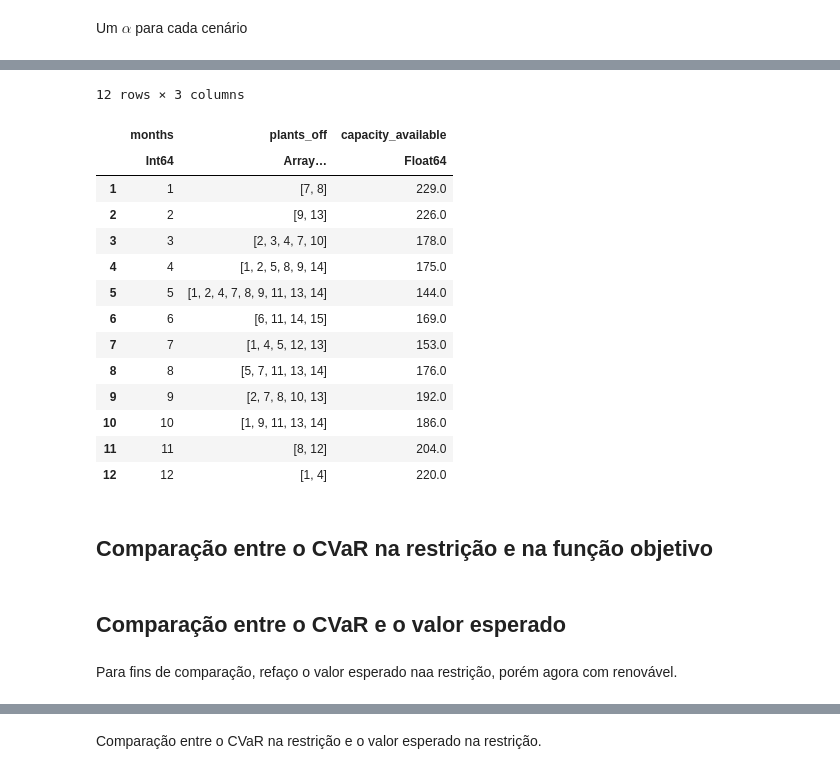
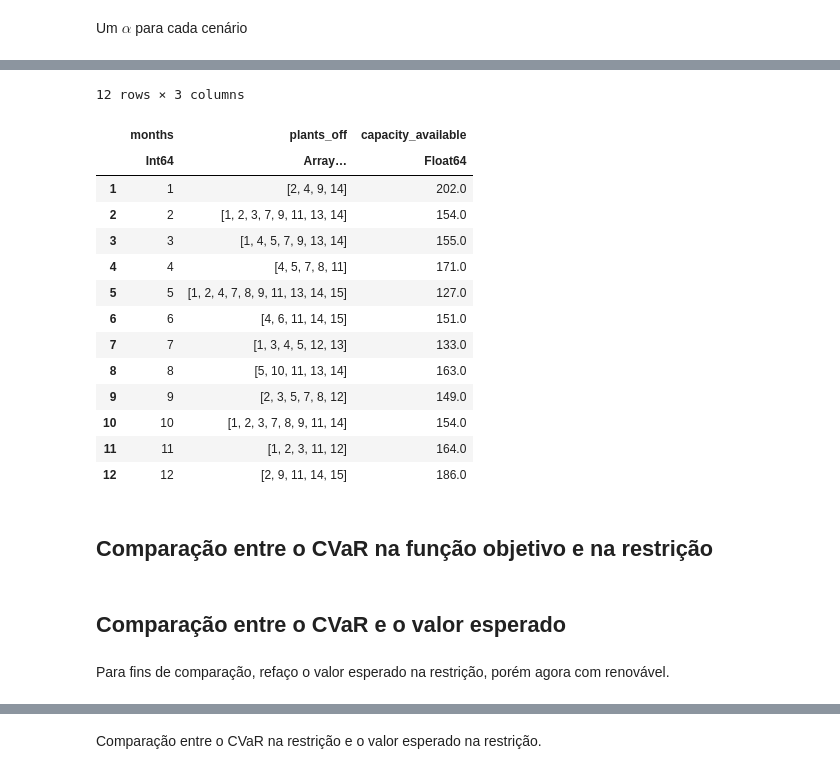
Before and after one commit to lucasresck/PSR-internship, a Jupyter notebook: Notebooks/Exercises/Tarefas.ipynb, the cells around one changed output, grey strips where cells are left out. Saved outputs shown, nothing was run; the diff lists cells and outputs as text; code cells hidden in the pictures.

```diff
--- a/Notebooks/Exercises/Tarefas.ipynb
+++ b/Notebooks/Exercises/Tarefas.ipynb
@@ -3,7 +3,7 @@ using JuMP, GLPKMathProgInterface, Cbc, DataFrames, Plots, StatPlots, Random
 # %% [markdown]
 ## Funções auxiliares
 # %%
-function dados_e_plot(G, schedule_matrix, d, title; alpha = 0.4, expected_value_of_demand = false, CVaR = zeros(1:12), legend = false)
+function dados_e_plot(G, schedule_matrix, d, title; alpha = 0.4, CVaR = zeros(1:12), legend = false)
     if length(size(G)) == 1
         nplants = length(G)
     else
@@ -13,6 +13,7 @@ function dados_e_plot(G, schedule_matrix, d, title; alpha = 0.4, expected_value_
         nmonths = length(d)
     else
         nmonths = size(d)[1]
+        Ns = size(d)[2]
     end
     schedule = DataFrame(months = collect(1:nmonths), plants_off = [[] for i in 1:nmonths], capacity_available = collect(zeros(1:nmonths)))
     for plant in 1:nplants
@@ -33,10 +34,7 @@ function dados_e_plot(G, schedule_matrix, d, title; alpha = 0.4, expected_value_
     if length(size(d)) == 1
         return schedule, plot1, groupedbar([schedule.capacity_available d], title = title, label = ["capacity_available", "demand"], colour = [:green :red], legend = legend, xaxis = collect(1:nmonths), xlabel = "Months", ylabel = "Energy")
     else
-        plot2 = groupedbar([schedule.capacity_available d], title = title, label = ["capacity_available"; ["demand $i" for i in 1:size(d)[2]]; "expected_value_of_demand"], colour = reshape([:green; [:red for i in 1:size(d)[2]]], 1, 1 + size(d)[2]), legend = legend, xaxis = collect(1:nmonths), xlabel = "Months", ylabel = "Energy")
-        if expected_value_of_demand
-            bar!([sum(d[month, :]) / length(d[month, :]) for month in 1:nmonths], alpha = alpha, colour = :blue, label = "expected_value_of_demand")
-        end
+        plot2 = groupedbar([schedule.capacity_available [maximum(d[month, :]) for month in 1:nmonths] [sum(d[month, :]) / Ns for month in 1:nmonths]], title = title, label = ["capacity_available", "greater_demand", "expected_value_demand"], colour = [:green :red :orange], legend = legend, xaxis = collect(1:nmonths), xlabel = "Months", ylabel = "Energy")
         if sum(CVaR) != 0
             bar!(CVaR, alpha = alpha, colour = :lightblue, label = "CVaR")
         end
@@ -710,7 +709,7 @@ plot2_6_1
 Um $\alpha$ para cada cenário
 # %%
 G6_2 = G
-d6_2 = ds
+d6_2 = dsR
 θ6_2 = θ
 
 Ns6_2 = Ns
@@ -788,26 +787,26 @@ getvalue(δ) = [0.0, -3.0, -36.0, -9.0, -10.0, -32.0, -2.0, 0.0, -3.0, 0.0]
 # %%
-dados6_2, plot1_6_2, plot2_6_2 = dados_e_plot(G6_2, schedule_matrix6_2, d6_2, "1.6.2 CVaR como problema de otimização na função objetivo", expected_value_of_demand = true)
+dados6_2, plot1_6_2, plot2_6_2 = dados_e_plot(G6_2, schedule_matrix6_2, d6_2, "1.6.2 CVaR como problema de otimização na função objetivo", legend = true)
 dados6_2
 # %% [output]
 12 rows × 3 columns
 |  | months | plants_off | capacity_available |
 |  | Int64 | Array… | Float64 |
-| 1 | 1 | [7, 8] | 229.0 |
-| 2 | 2 | [9, 13] | 226.0 |
-| 3 | 3 | [2, 3, 4, 7, 10] | 178.0 |
-| 4 | 4 | [1, 2, 5, 8, 9, 14] | 175.0 |
-| 5 | 5 | [1, 2, 4, 7, 8, 9, 11, 13, 14] | 144.0 |
-| 6 | 6 | [6, 11, 14, 15] | 169.0 |
-| 7 | 7 | [1, 4, 5, 12, 13] | 153.0 |
-| 8 | 8 | [5, 7, 11, 13, 14] | 176.0 |
-| 9 | 9 | [2, 7, 8, 10, 13] | 192.0 |
-| 10 | 10 | [1, 9, 11, 13, 14] | 186.0 |
-| 11 | 11 | [8, 12] | 204.0 |
-| 12 | 12 | [1, 4] | 220.0 |
+| 1 | 1 | [2, 4, 9, 14] | 202.0 |
+| 2 | 2 | [1, 2, 3, 7, 9, 11, 13, 14] | 154.0 |
+| 3 | 3 | [1, 4, 5, 7, 9, 13, 14] | 155.0 |
+| 4 | 4 | [4, 5, 7, 8, 11] | 171.0 |
+| 5 | 5 | [1, 2, 4, 7, 8, 9, 11, 13, 14, 15] | 127.0 |
+| 6 | 6 | [4, 6, 11, 14, 15] | 151.0 |
+| 7 | 7 | [1, 3, 4, 5, 12, 13] | 133.0 |
+| 8 | 8 | [5, 10, 11, 13, 14] | 163.0 |
+| 9 | 9 | [2, 3, 5, 7, 8, 12] | 149.0 |
+| 10 | 10 | [1, 2, 3, 7, 8, 9, 11, 14] | 154.0 |
+| 11 | 11 | [1, 2, 3, 11, 12] | 164.0 |
+| 12 | 12 | [2, 9, 11, 14, 15] | 186.0 |
 # %%
 plot1_6_2
 # %%
 plot2_6_2
 # %% [markdown]
-## Comparação entre o CVaR na restrição e na função objetivo
+## Comparação entre o CVaR na função objetivo e na restrição
 # %%
@@ -818,7 +817,7 @@ comp6_1and6_2[2]
 # %% [markdown]
 ## Comparação entre o CVaR e o valor esperado
 # %% [markdown]
-Para fins de comparação, refaço o valor esperado naa restrição, porém agora com renovável.
+Para fins de comparação, refaço o valor esperado na restrição, porém agora com renovável.
 # %%
 G5_3 = G
 d5_3 = dsR
```
Also changed, not shown: parts of 32 cells of this notebook, 1 other file.
